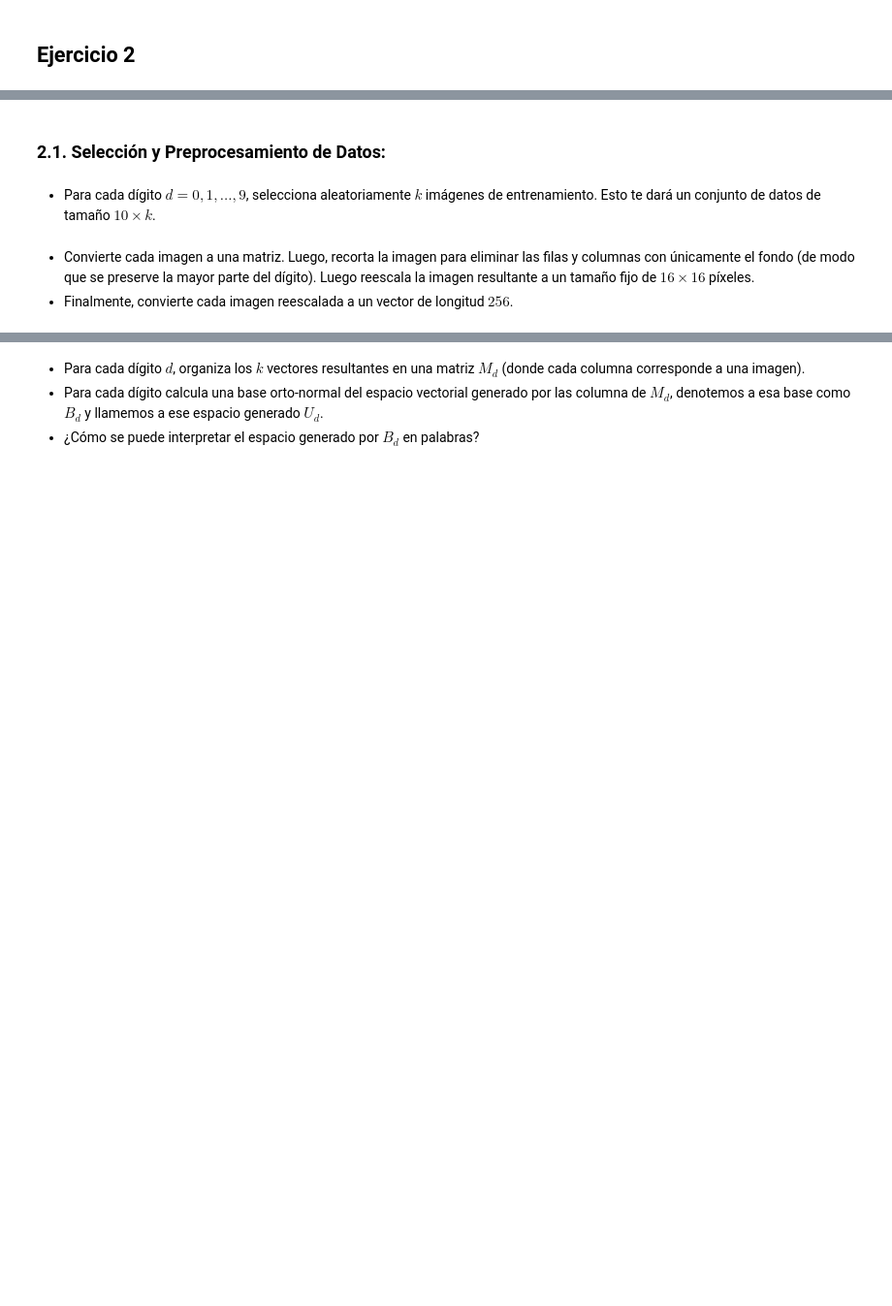
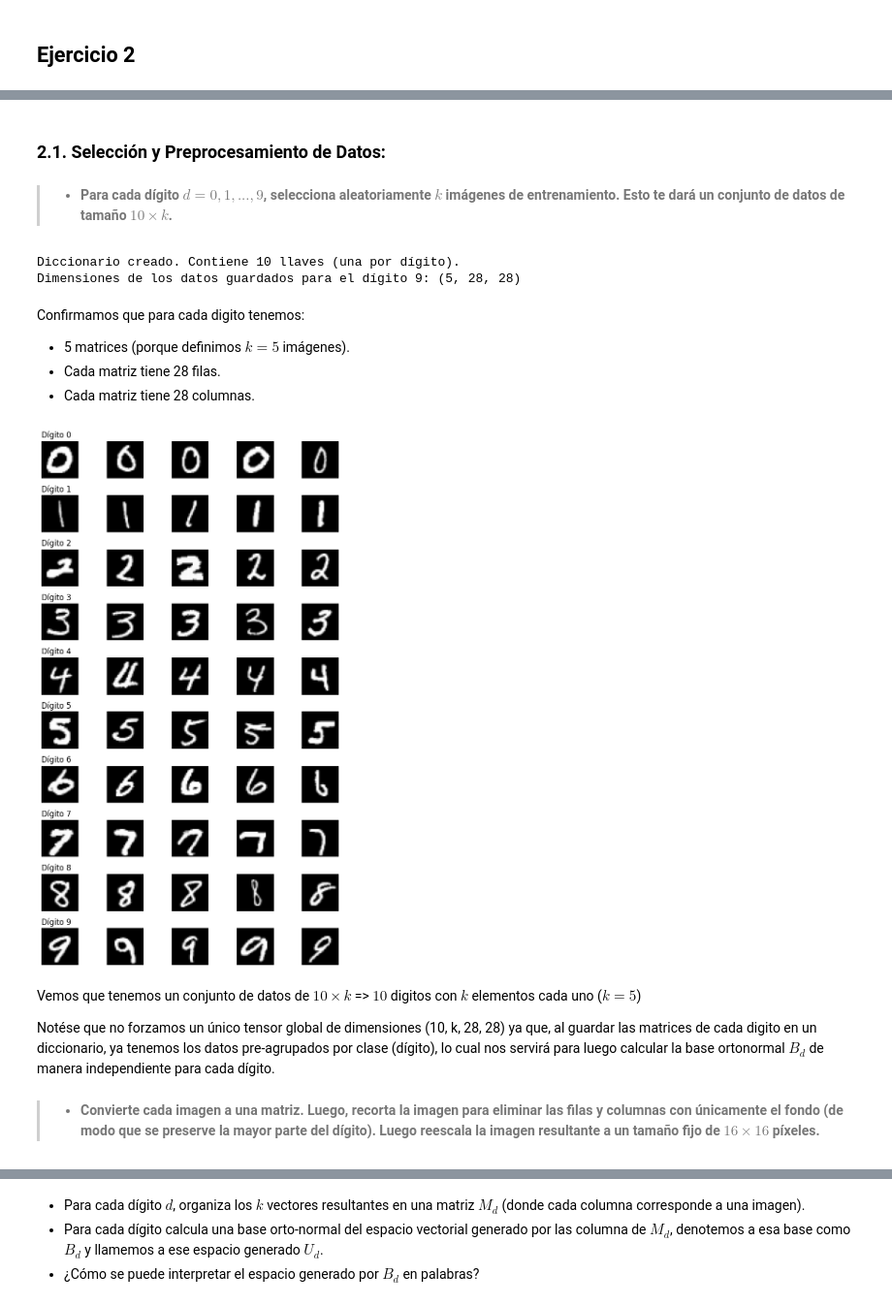
Before and after one commit to HeiderZapata/Applied-Math, a Jupyter notebook: Examen 2/Examen2-MatApl-Martinez-Zapata-Londono-Notebook.ipynb, the cells around one changed output, grey strips where cells are left out. Shown at 97% size. Cells and saved outputs as stored; diff of their text form; code cells hidden in the pictures; blank space fills up the shorter version.

```diff
--- a/Examen 2/Examen2-MatApl-Martinez-Zapata-Londono-Notebook.ipynb
+++ b/Examen 2/Examen2-MatApl-Martinez-Zapata-Londono-Notebook.ipynb
@@ -21,10 +86,64 @@ del conceptos de álgebra lineal. El procedimiento es el siguiente:
 # %% [markdown]
-### 2.1. Selección y Preprocesamiento de Datos:
+### **2.1. Selección y Preprocesamiento de Datos:**
 # %% [markdown]
-* Para cada dígito $d = 0, 1, . . . , 9$, selecciona aleatoriamente $k$ imágenes de entrenamiento. Esto
-te dará un conjunto de datos de tamaño $10 × k$.
+> * **Para cada dígito $d = 0, 1, . . . , 9$, selecciona aleatoriamente $k$ imágenes de entrenamiento. Esto te dará un conjunto de datos de tamaño $10 × k$.**
-# %% [markdown]
-* Convierte cada imagen a una matriz. Luego, recorta la imagen para eliminar las filas y columnas
-con únicamente el fondo (de modo que se preserve la mayor parte del dígito). Luego reescala
-la imagen resultante a un tamaño fijo de $16 × 16$ píxeles.
-* Finalmente, convierte cada imagen reescalada a un vector de longitud $256$.
+# %%
+# Definimos el parámetro k (número de imágenes por dígito)
+# Usaremos un k pequeño inicial para poder visualizarlo fácilmente, luego lo podemos subir.
+k = 5
+
+# Diccionario para almacenar las imágenes crudas (con 28x28 pixeles) seleccionadas
+imagenes_crudas_k = {}
+
+# Fijamos una semilla aleatoria para que el resultado sea reproducible
+np.random.seed(42)
+
+for d in range(10):
+    # 1. Encontrar todos los índices en y_train_full que corresponden al dígito 'd' (0,1,2,...,9)
+    indices_d = np.where(y_train_full == d)[0]
+
+    # 2. Seleccionar aleatoriamente 'k' índices de esa lista, sin reemplazo
+    indices_seleccionados = np.random.choice(indices_d, k, replace=False)
+
+    # 3. Extraer las matrices (digitos de 28x28) correspondientes a esos índices
+    # X_train_full[indices_seleccionados] nos devuelve un arreglo de forma (k, 28, 28)
+    imagenes_crudas_k[d] = X_train_full[indices_seleccionados]
+
+print(f"Diccionario creado. Contiene {len(imagenes_crudas_k)} llaves (una por dígito).")
+print(f"Dimensiones de los datos guardados para el dígito 0: {imagenes_crudas_k[0].shape}")
+# %% [output]
+Diccionario creado. Contiene 10 llaves (una por dígito).
+Dimensiones de los datos guardados para el dígito 9: (5, 28, 28)
+# %% [markdown]
+Confirmamos que para cada digito tenemos:
+
+* 5 matrices (porque definimos $k = 5$ imágenes).
+* Cada matriz tiene 28 filas.
+* Cada matriz tiene 28 columnas.
+# %%
+# --- Visualización del resultado del muestreo ---
+# Vamos a graficar para confirmar que seleccionamos correctamente k imágenes de cada dígito
+fig, axes = plt.subplots(10, k, figsize=(k * 1.5, 12))
+
+for d in range(10):
+    for i in range(k):
+        # Seleccionamos el eje correspondiente
+        ax = axes[d, i]
+        # Mostramos la imagen (matriz 28x28)
+        ax.imshow(imagenes_crudas_k[d][i], cmap='gray')
+        ax.axis('off')
+
+        # Ponemos el título solo en la primera columna para no saturar
+        if i == 0:
+            ax.set_title(f"Dígito {d}", loc='left')
+
+plt.tight_layout()
+plt.show()
+# %% [output]
+[figure, added]
+# %% [markdown]
+Vemos que tenemos un conjunto de datos de $10 \times k$ => $10$ digitos con $k$ elementos cada uno ($k=5$)
+
+Notése que no forzamos un único tensor global de dimensiones (10, k, 28, 28) ya que, al guardar las matrices de cada digito en un diccionario, ya tenemos los datos pre-agrupados por clase (dígito), lo cual nos servirá para luego calcular la base ortonormal $B_{d}$ de manera independiente para cada dígito.
+# %% [markdown]
+>* **Convierte cada imagen a una matriz. Luego, recorta la imagen para eliminar las filas y columnas con únicamente el fondo (de modo que se preserve la mayor parte del dígito). Luego reescala la imagen resultante a un tamaño fijo de $16 × 16$ píxeles.**
```
Also changed, not shown: parts of 12 cells of this notebook.
